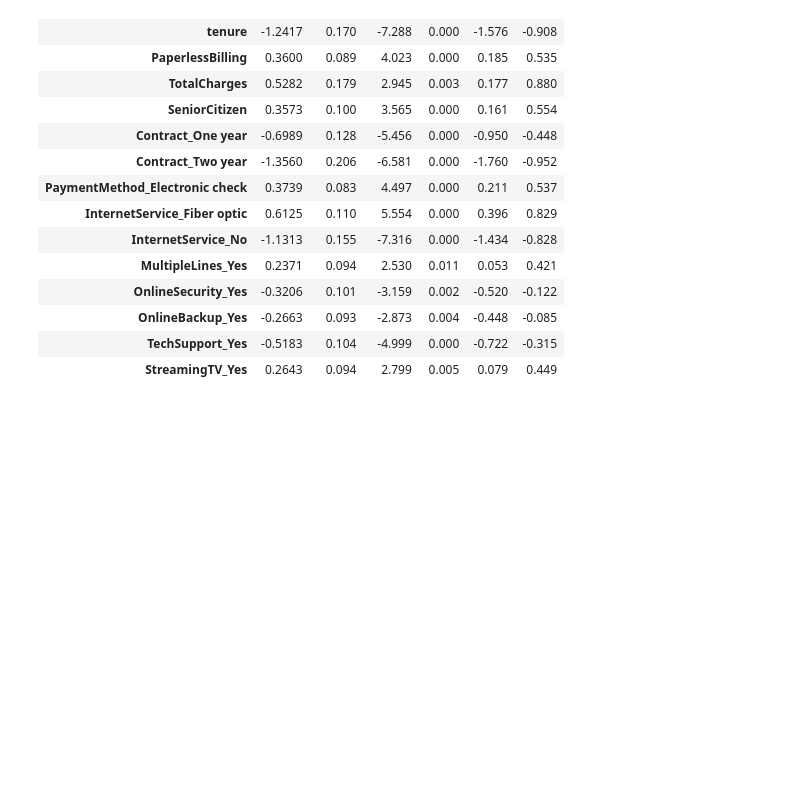
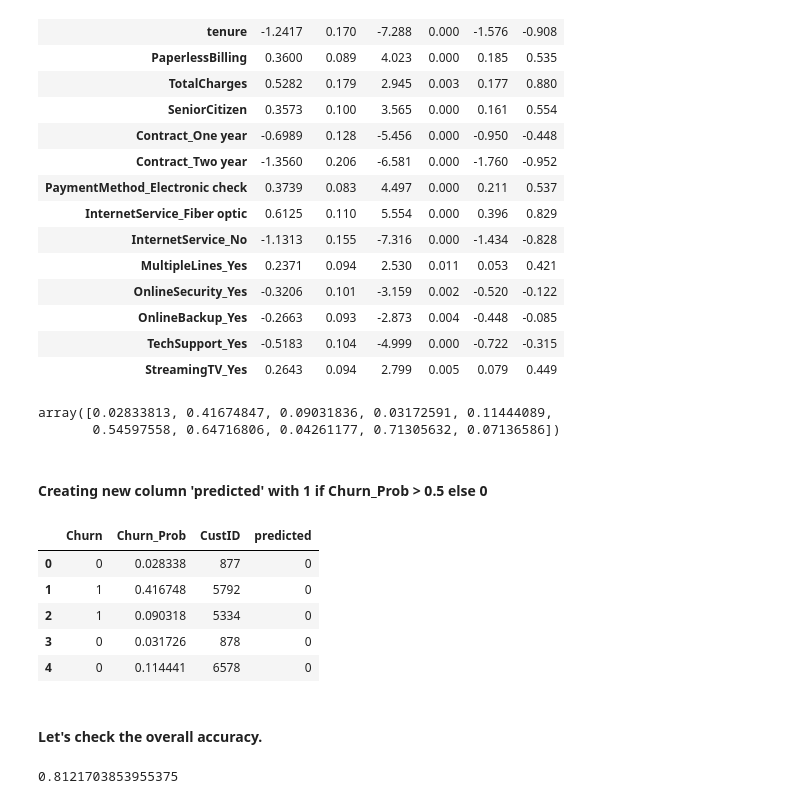
Before and after one commit to vivekkum-ar/Telecom-Churn-Logistic-Regression, a Jupyter notebook: Telecom-Churn-Logistic-Model.ipynb, the cells around one changed output. Drawn from its saved outputs; the diff is of its cells as text; code cells hidden in the pictures; blank space fills up the shorter version.

Commit message:
Confusion matrix & Accuracy for Model2

```diff
--- a/Telecom-Churn-Logistic-Model.ipynb
+++ b/Telecom-Churn-Logistic-Model.ipynb
@@ -720,3 +720,29 @@ Generalized Linear Model Regression Results
 | OnlineBackup_Yes | -0.2663 | 0.093 | -2.873 | 0.004 | -0.448 | -0.085 |
 | TechSupport_Yes | -0.5183 | 0.104 | -4.999 | 0.000 | -0.722 | -0.315 |
 | StreamingTV_Yes | 0.2643 | 0.094 | 2.799 | 0.005 | 0.079 | 0.449 |
+# %%
+y_train_pred = res.predict(X_train_sm).values.reshape(-1)
+y_train_pred[:10]
+# %% [output]
+array([0.02833813, 0.41674847, 0.09031836, 0.03172591, 0.11444089,
+       0.54597558, 0.64716806, 0.04261177, 0.71305632, 0.07136586])
+# %%
+y_train_pred_final['Churn_Prob'] = y_train_pred
+# %% [markdown]
+#### Creating new column 'predicted' with 1 if Churn_Prob > 0.5 else 0
+# %%
+y_train_pred_final['predicted'] = y_train_pred_final.Churn_Prob.map(lambda x: 1 if x > 0.5 else 0)
+y_train_pred_final.head()
+# %% [output]
+|  | Churn | Churn_Prob | CustID | predicted |
+| 0 | 0 | 0.028338 | 877 | 0 |
+| 1 | 1 | 0.416748 | 5792 | 0 |
+| 2 | 1 | 0.090318 | 5334 | 0 |
+| 3 | 0 | 0.031726 | 878 | 0 |
+| 4 | 0 | 0.114441 | 6578 | 0 |
+# %% [markdown]
+#### Let's check the overall accuracy.
+# %%
+print(metrics.accuracy_score(y_train_pred_final.Churn, y_train_pred_final.predicted))
+# %% [output]
+0.8121703853955375
```
